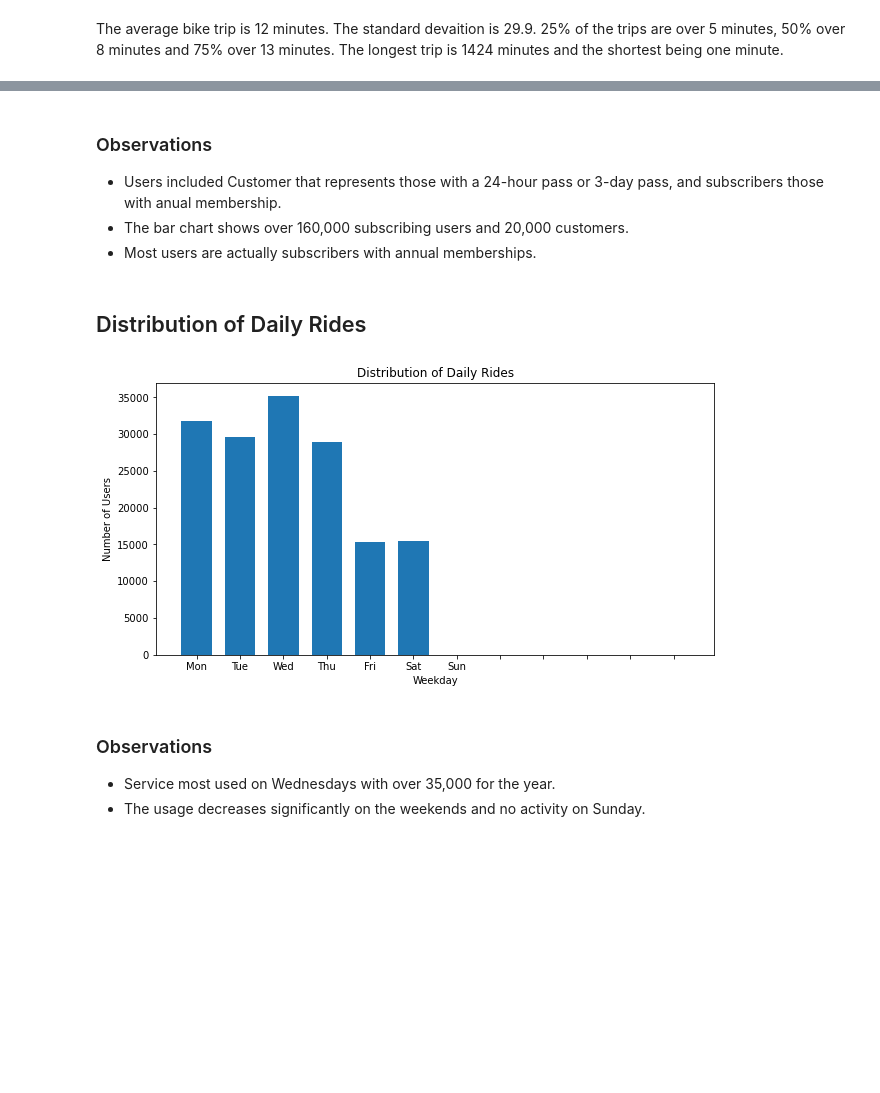
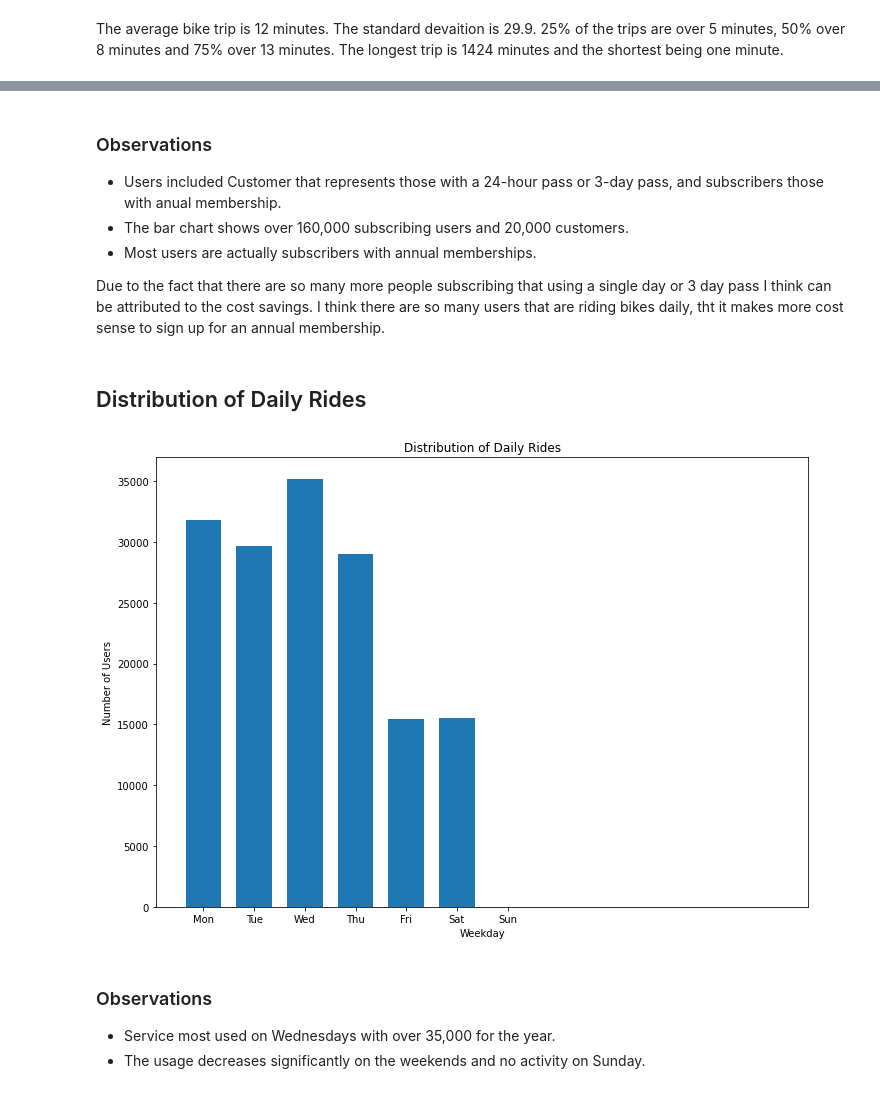
Before and after one commit to dainantonio/Bike-share-exploration, a Jupyter notebook: slide_deck_template.ipynb, the cells around one changed output, grey strips where cells are left out. Drawn from its saved outputs; the diff is of its cells as text; code cells hidden in the pictures; blank space fills up the shorter version.

```diff
--- a/slide_deck_template.ipynb
+++ b/slide_deck_template.ipynb
@@ -289,6 +274,8 @@ plt.show()
 * Users included Customer that represents those with a 24-hour pass or 3-day pass, and subscribers those with anual membership.
 * The bar chart shows over 160,000 subscribing users and 20,000 customers.
 * Most users are actually subscribers with annual memberships.
+
+Due to the fact that there are so many more people subscribing that using a single day or 3 day pass I think can be attributed to the cost savings. I think there are so many users that are riding bikes daily, tht it makes more cost sense to sign up for an annual membership.
 # %%
 # labels to use in plots
 month_labels = ['Jan', 'Feb', 'Mar', 'Apr', 'May', 'Jun', 'Jul', 'Aug', 'Sep', 'Oct', 'Nov', 'Dec']
@@ -298,16 +285,16 @@ weekday_labels = ['Mon', 'Tue', 'Wed', 'Thu', 'Fri', 'Sat', 'Sun']
 # %%
 # plot a histogram with gaps between bars
 bin_edges = np.arange(0.5, 12.5 + 1, 1)
-plt.figure(figsize=[10,5])
+plt.figure(figsize=[ 11.69, 8.27])
 plt.hist(data = df, x = 'start_weekday', bins = bin_edges, rwidth = 0.7)
-plt.xticks(np.arange(1, 12 + 1, 1),weekday_labels)
+plt.xticks(np.arange(1, 7 + 1, 1),weekday_labels)
 plt.xlabel('start_weekday')
 plt.title('Distribution of Daily Rides')
 plt.xlabel('Weekday')
 plt.ylabel('Number of Users')
 plt.show()
 # %% [output]
-[figure, old version]
+[figure, new version]
 # %% [markdown]
 ### Observations
 
```
Also changed, not shown: parts of 35 cells of this notebook.
